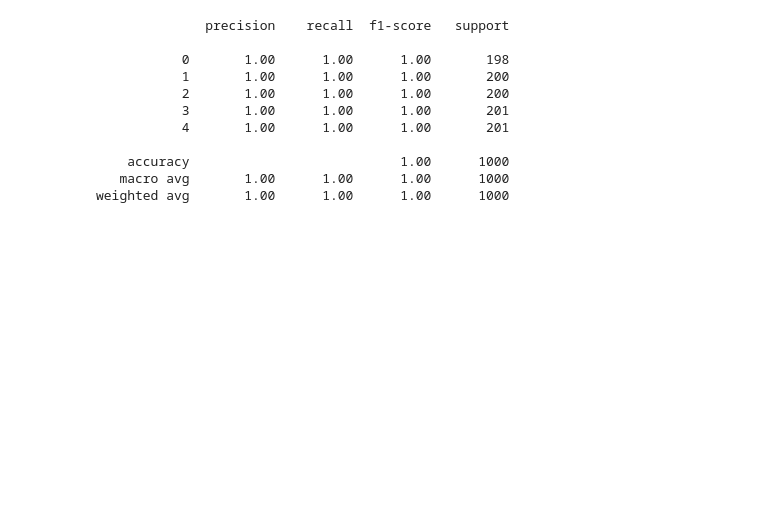
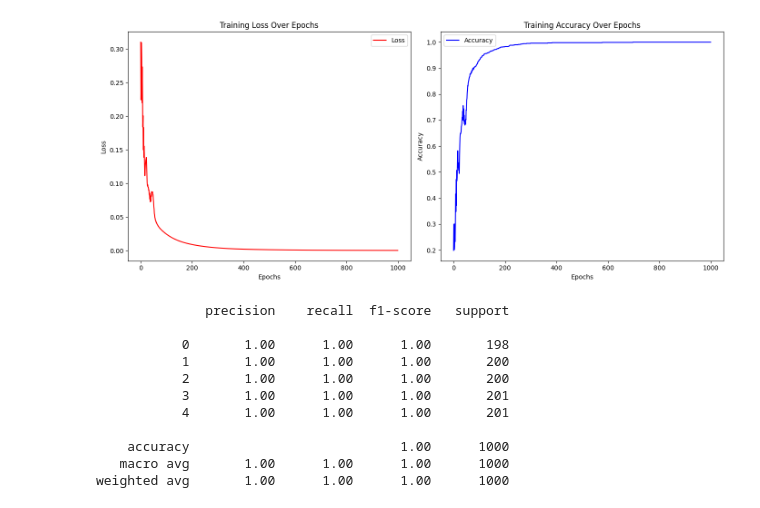
Before and after one commit to 0SHAFIN/CVPR-Assignment-1-KNN-, a Jupyter notebook: Assignment 2.ipynb, the cells around one changed output. Drawn from its saved outputs; the diff is of its cells as text; code cells hidden in the pictures; blank space fills up the shorter version.

```diff
--- a/Assignment 2.ipynb
+++ b/Assignment 2.ipynb
@@ -87 +109,23 @@ plt.show()
+# %%
+
+plt.figure(figsize=(14, 6))
+
+plt.subplot(1, 2, 1)
+plt.plot(range(epochs), losses, label='Loss', color='red')
+plt.xlabel("Epochs")
+plt.ylabel("Loss")
+plt.title("Training Loss Over Epochs")
+plt.legend()
+
+plt.subplot(1, 2, 2)
+plt.plot(range(epochs), accuracies, label='Accuracy', color='blue')
+plt.xlabel("Epochs")
+plt.ylabel("Accuracy")
+plt.title("Training Accuracy Over Epochs")
+plt.legend()
+
+plt.tight_layout()
+plt.show()
+# %% [output]
+[figure, added]
 # %%
```
Also changed, not shown: parts of 8 cells of this notebook.
